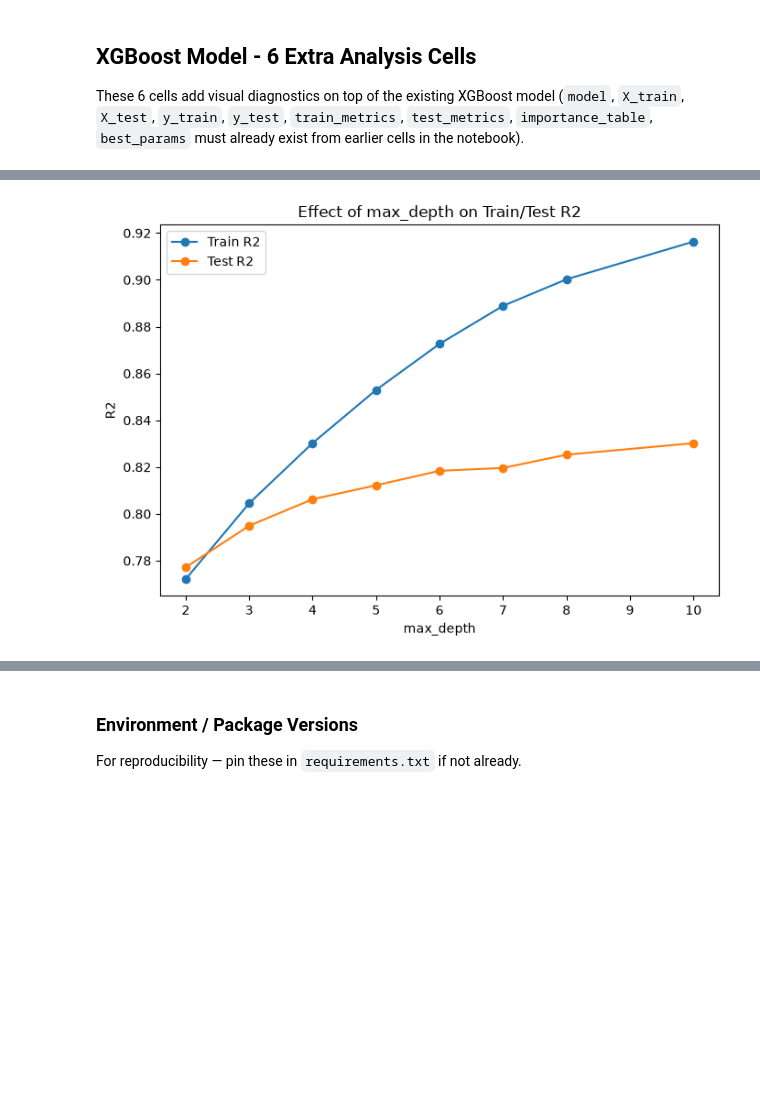
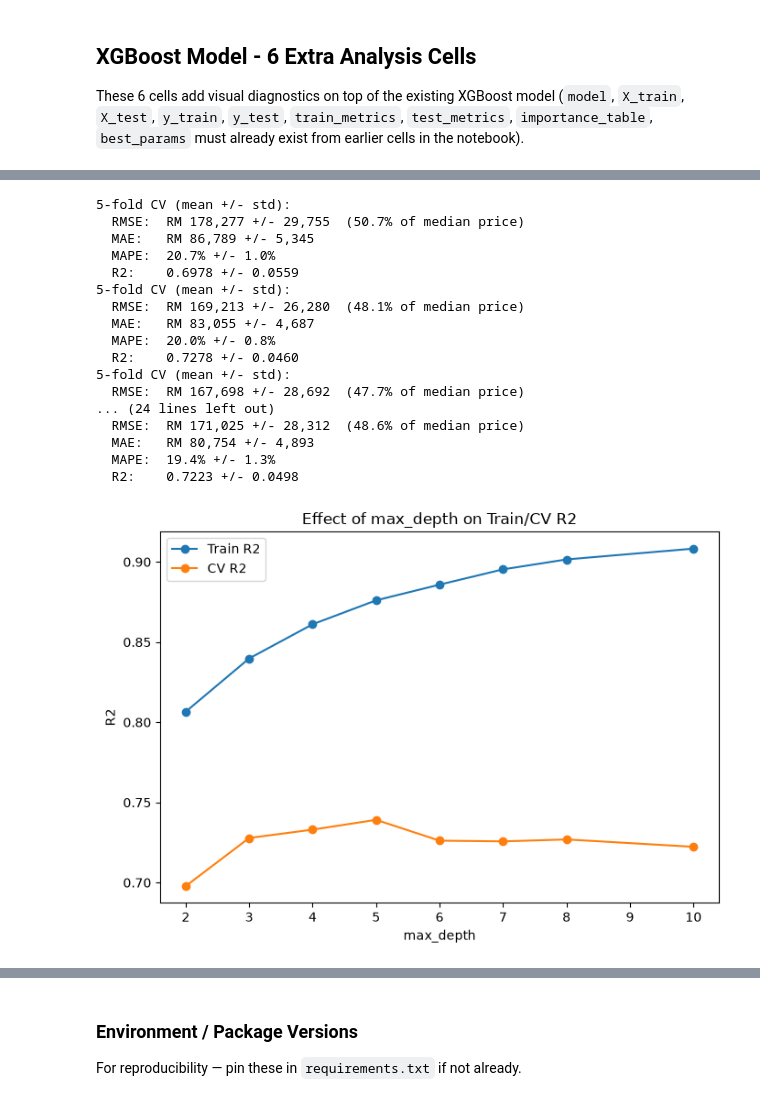
Before and after one commit to Lowzh5/Malaysian-Condominium-Prices-Data, a Jupyter notebook: src/model_XGBoost.ipynb, the cells around one changed output, grey strips where cells are left out. Drawn from its saved outputs; the diff is of its cells as text; code cells hidden in the pictures; blank space fills up the shorter version.

Commit message:
XGBoost code modify and winsorize code

```diff
--- a/src/model_XGBoost.ipynb
+++ b/src/model_XGBoost.ipynb
@@ -31,6 +31,17 @@ y_test = pd.read_csv(os.path.join(MODELLING_DIR, "y_test.csv"))["price"]
 print(f"X_train: {X_train.shape} | X_test: {X_test.shape}")
 # %% [output]
 X_train: (3004, 51) | X_test: (751, 51)
+# %%
+from sklearn.metrics import make_scorer
+from sklearn.model_selection import KFold
+
+def rm_scale_rmse(y_true_log, y_pred_log):
+    y_true_rm = np.exp(y_true_log)
+    y_pred_rm = np.exp(y_pred_log)
+    return np.sqrt(np.mean((y_true_rm - y_pred_rm) ** 2))
+
+rm_rmse_scorer = make_scorer(rm_scale_rmse, greater_is_better=False)
+cv_splitter = KFold(n_splits=5, shuffle=True, random_state=42)
 # %% [markdown]
 ### Hyperparameter Tuning
 
@@ -48,14 +59,14 @@ param_grid = {
 grid_search = GridSearchCV(
     xgb.XGBRegressor(random_state=42, objective="reg:squarederror"),
     param_grid,
-    scoring="neg_root_mean_squared_error",
-    cv=5,
+    scoring=rm_rmse_scorer,
+    cv=cv_splitter,
     n_jobs=-1,
 )
 grid_search.fit(X_train, y_train)
 
 print("Best params:", grid_search.best_params_)
-print(f"Best CV score (log-scale RMSE): {-grid_search.best_score_:.4f}")
+print(f"Best CV score (RM-scale RMSE): RM {-grid_search.best_score_:,.0f}")
 
 # save tuning result for reference/reproducibility
 with open(os.path.join(MODEL_DIR, "xgboost_best_params.json"), "w") as f:
@@ -138,8 +166,8 @@ random_search = RandomizedSearchCV(
     base_estimator,
     param_distributions=param_distributions,
     n_iter=60,
-    scoring="neg_root_mean_squared_error",
-    cv=5,
+    scoring=rm_rmse_scorer,
+    cv=cv_splitter,
     n_jobs=-1,
     random_state=42,
     verbose=1,
@@ -149,7 +177,7 @@ random_search = RandomizedSearchCV(
 random_search.fit(X_fit, y_fit, eval_set=[(X_val, y_val)], verbose=False)
 
 print("Best params:", random_search.best_params_)
-print(f"Best CV score (log-scale RMSE): {-random_search.best_score_:.4f}")
+print(f"Best CV score (RM-scale RMSE): RM {-random_search.best_score_:,.0f}")
 
 with open(os.path.join(MODEL_DIR, "xgboost_best_params.json"), "w") as f:
     json.dump(random_search.best_params_, f, indent=2)
@@ -441,32 +464,52 @@ plt.show()
 # %%
 # CELL 5: Effect of max_depth
 # Plain explanation: max_depth controls how complex each tree can get.
-# Deeper trees keep improving Train R2, but Test R2 eventually flattens or
+# Deeper trees keep improving Train R2, but CV R2 eventually flattens or
 # drops - that is the point where the model starts overfitting.
 depths = [2, 3, 4, 5, 6, 7, 8, 10]
-train_r2_list, test_r2_list = [], []
+train_r2_list, cv_r2_list = [], []
 
 for d in depths:
     params = dict(best_params)
     params["max_depth"] = d
     params.pop("n_estimators", None)
-    temp_model = xgb.XGBRegressor(**params, n_estimators=300, random_state=42, objective="reg:squarederror")
+    temp_model = xgb.XGBRegressor(**params, n_estimators=final_params["n_estimators"], random_state=42, objective="reg:squarederror")
     temp_model.fit(X_train, y_train)
     train_r2_list.append(temp_model.score(X_train, y_train))
-    test_r2_list.append(temp_model.score(X_test, y_test))
+    cv = cross_validate_model(
+        xgb.XGBRegressor(**params, n_estimators=final_params["n_estimators"], random_state=42, objective="reg:squarederror"),
+        X_train, y_train, n_splits=5,
+    )
+    cv_r2_list.append(cv["mean"]["R2"])
 
 plt.figure(figsize=(7, 5))
 plt.plot(depths, train_r2_list, marker="o", label="Train R2")
-plt.plot(depths, test_r2_list, marker="o", label="Test R2")
+plt.plot(depths, cv_r2_list, marker="o", label="CV R2")
 plt.xlabel("max_depth")
 plt.ylabel("R2")
-plt.title("Effect of max_depth on Train/Test R2")
+plt.title("Effect of max_depth on Train/CV R2")
 plt.legend()
 plt.tight_layout()
-plt.savefig(os.path.join(MODEL_DIR, "xgboost_maxdepth_effect.png"), dpi=150)
 plt.show()
 # %% [output]
+5-fold CV (mean +/- std):
+  RMSE:  RM 178,277 +/- 29,755  (50.7% of median price)
+  MAE:   RM 86,789 +/- 5,345
+  MAPE:  20.7% +/- 1.0%
+  R2:    0.6978 +/- 0.0559
+5-fold CV (mean +/- std):
+  RMSE:  RM 169,213 +/- 26,280  (48.1% of median price)
+  MAE:   RM 83,055 +/- 4,687
+  MAPE:  20.0% +/- 0.8%
+  R2:    0.7278 +/- 0.0460
+5-fold CV (mean +/- std):
+  RMSE:  RM 167,698 +/- 28,692  (47.7% of median price)
+... (24 lines left out)
+  RMSE:  RM 171,025 +/- 28,312  (48.6% of median price)
+  MAE:   RM 80,754 +/- 4,893
+  MAPE:  19.4% +/- 1.3%
+  R2:    0.7223 +/- 0.0498
-[figure, old version]
+[figure, new version]
 # %%
 # CELL 6: Effect of learning_rate
 # Plain explanation: learning_rate controls how fast each tree learns. Too
```
Also changed, not shown: parts of 16 cells of this notebook, 2 other files.
